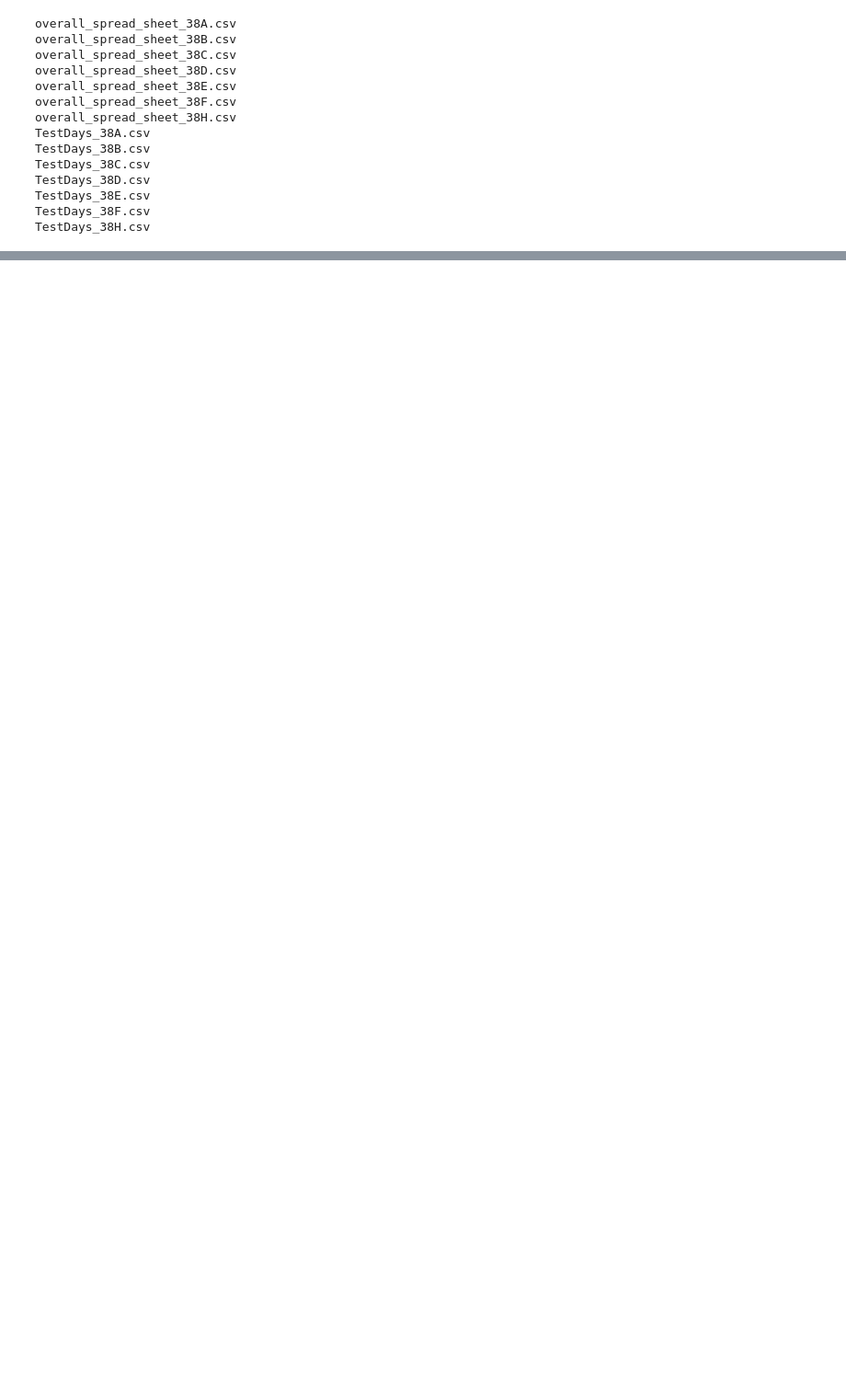
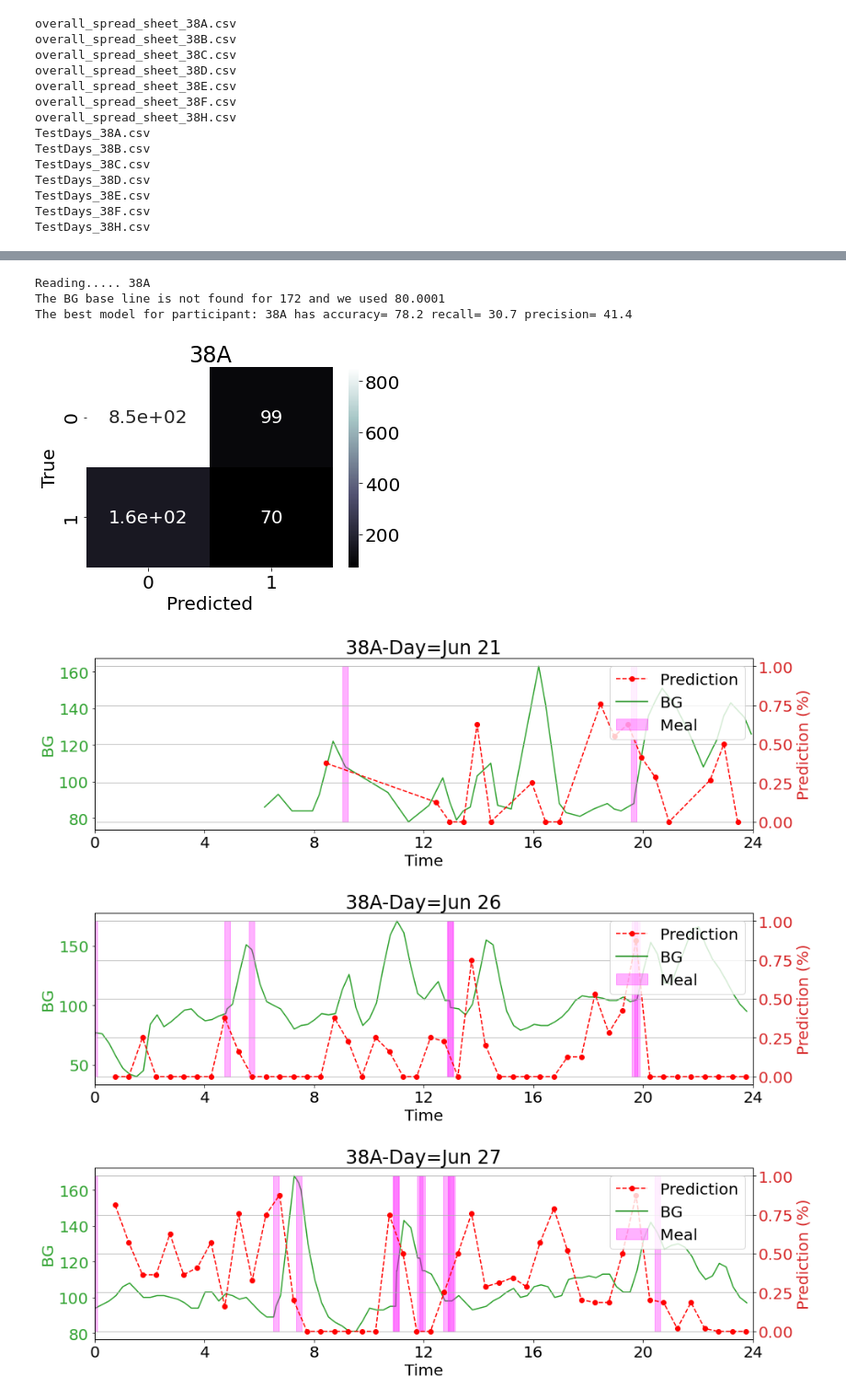
Before and after one commit to somidvar/STMI-CGM-Predictor, a Jupyter notebook: CGM-Classifier.ipynb, the cells around one changed output, grey strips where cells are left out. Shown at 92% size. Saved outputs shown, nothing was run; the diff lists cells and outputs as text; code cells hidden in the pictures; blank space fills up the shorter version.

```diff
--- a/CGM-Classifier.ipynb
+++ b/CGM-Classifier.ipynb
@@ -740,8 +739,6 @@ def windowVisualizerTest(rawData,bestModel,bestThreshold,patientName,sliddingWin
 
         tempPred=bestModel.predict_proba(tempData)
         tempPred=tempPred[:,1]
-        tempPred[tempPred>=bestThreshold]=1
-        tempPred[tempPred<bestThreshold]=0
 
         ax2 = ax1.twinx()
         if len(mealQuery)>0:
@@ -754,16 +751,8 @@ def windowVisualizerTest(rawData,bestModel,bestThreshold,patientName,sliddingWin
                     rect = patches.Rectangle((mealStart, 0), 0.2, 1, linewidth=1, edgecolor='magenta',
                                          facecolor='magenta',alpha=0.3)
                 ax2.add_patch(rect)
-
-        for counter in range(len(tempPred)):
-            if tempPred[counter]==tempLabel[counter]:
-                ax2.plot([tempStart[counter],tempEnd[counter]],np.ones((2,1))*tempPred[counter],
-                         linestyle='--', marker='o', color='b')
-            else:
-                ax2.plot([tempStart[counter],tempEnd[counter]],np.ones((2,1))*tempPred[counter],
-                         linestyle='--', marker='o', color='r')
-        ax2.plot([],[],linestyle='--', marker='o', color='r',label='Miss-Classified')
-        ax2.plot([],[],linestyle='--', marker='o', color='b',label='Correctly Classified')
+        ax2.plot(np.mean( np.array([tempStart,tempEnd]),axis=0),tempPred,linestyle='--', marker='o', color='r')
+        ax2.plot([],[],linestyle='--', marker='o', color='r',label='Prediction')
         ax2.plot([],[],linestyle='-', color='g',label='BG')
         ax2.legend(loc=1)
 
@@ -771,10 +760,10 @@ def windowVisualizerTest(rawData,bestModel,bestThreshold,patientName,sliddingWin
         tempDate=tempDate.strftime("%b %d")
         plt.title(patientName+"-Day="+tempDate,color='black')
 
-        color='tab:blue'
-        ax2.set_ylabel('Eat Flag', color=color)
+        color='tab:red'
+        ax2.set_ylabel('Prediction (%)', color=color)
         ax2.tick_params(axis='y', labelcolor=color)
-        ax2.set_yticks([0,1])
+        ax2.set_yticks([0,0.25,0.50,0.75,1])
         ax2.set_xlim([0,24])
         ax2.set_xticks(np.arange(0, 26, 4))
 
@@ -817,31 +806,39 @@ def predictorTest(patientName,modelingMethod,modelAddRoot,sliddingWindowTest,sli
 def participantReaderTest(plotFlag,modelingMethod):
     if not macFlag:
         csvFileAddRoot="C:\\GitHub\\STMI-CGM\\"
         modelAddRoot="C:\\GitHub\\STMI-CGM\\Sanitized38\\"
     else:
         #AMIN
         csvFileAddRoot= "/Users/imac/Desktop/School/Spring2021/STMI/STMI-CGM"
         modelAddRoot= "/Users/imac/Desktop/School/Spring2021/STMI/STMI-CGM/Sanitized38"
 
     # patientNames=['38A','38B','38C','38D','38E','38F','38H']
     patientNames=['38A']
     for counter in range(len(patientNames)):
         threshBest=0.6#----------------------------------Change this line
         patientName=patientNames[counter]
         fileName=csvFileAddRoot+"all_record_SICONG_"+patientName+".csv"
         print('Reading.....',patientName)
 
         allDays,rawDataTest=csvReaderTest(fileName)
         sliddingWindowTest,sliddingWindowLabelTest=sliddingWindowMakerTest(allDays,rawDataTest)
         modelBest=predictorTest(patientName,modelingMethod,modelAddRoot,sliddingWindowTest,sliddingWindowLabelTest,threshBest)
         if plotFlag:
             windowVisualizerTest(rawDataTest,modelBest,threshBest,patientName,sliddingWindowTest[:,0:11],
                                  sliddingWindowLabelTest,sliddingWindowTest[:,11],sliddingWindowTest[:,12],
                                  sliddingWindowTest[:,13])
 
 timeWindow=90/60
 timeStep=30/60
 
 plotFlag=True
 modelingMethod='RF'#XG,RF
-#participantReaderTest(plotFlag,modelingMethod)
+participantReaderTest(plotFlag,modelingMethod)
+# %% [output]
+Reading..... 38A
+The BG base line is not found for 172 and we used 80.0001
+The best model for participant: 38A has accuracy= 78.2 recall= 30.7 precision= 41.4
+[figure, added]
+[figure, added]
+[figure, added]
+[figure, added]
```
Also changed, not shown: parts of 3 cells of this notebook.
